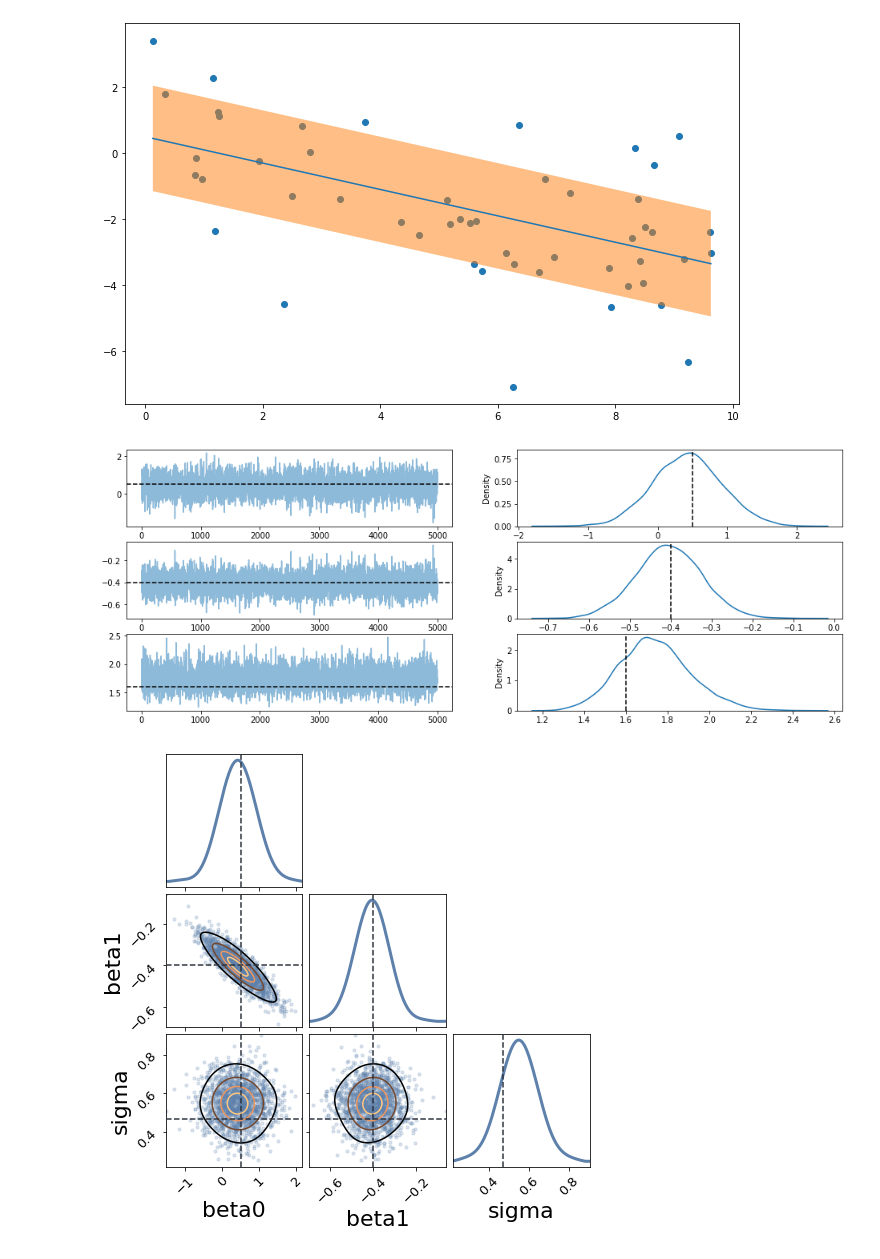
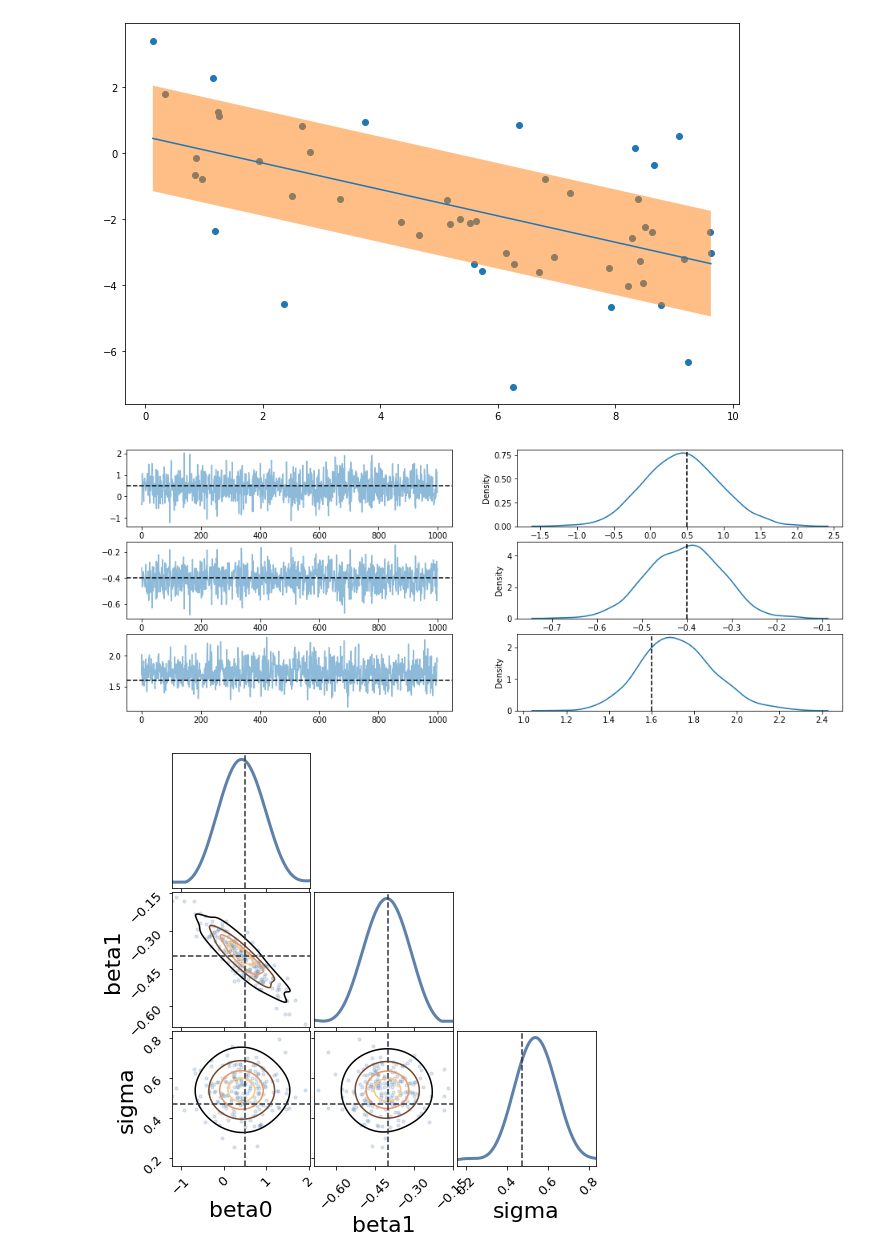
Before and after one commit to al-jshen/gaul, a Jupyter notebook: docs/source/examples/linreg.ipynb, the cells around one changed output. Saved outputs shown, nothing was run; the diff lists cells and outputs as text; code cells hidden in the pictures.

```diff
--- a/docs/source/examples/linreg.ipynb
+++ b/docs/source/examples/linreg.ipynb
@@ -59,8 +60,8 @@ data = dict(
 samples = quap.sample(
     ln_posterior,
     params,
-    n_steps=10000,
-    n_samples=5000,
+    n_steps=1000,
+    n_samples=1000,
     data=data
 )
 # %%
@@ -68,18 +69,18 @@ samples = jax.tree_util.tree_map(lambda x: x.reshape(-1), samples)
 # %%
 fig, ax = plt.subplots(3, 2, figsize=(16, 6))
 
-data = [samples['beta0'], samples['beta1'], jnp.exp(samples['sigma'])]
+plot_data = [samples['beta0'], samples['beta1'], jnp.exp(samples['sigma'])]
 truths = [beta0, beta1, sigma]
 
 for i in range(3):
-    ax[i,0].plot(data[i], alpha=0.5)
+    ax[i,0].plot(plot_data[i], alpha=0.5)
     ax[i,0].axhline(truths[i], c='k', ls='--')
-    sns.kdeplot(data[i], ax=ax[i,1])
+    sns.kdeplot(plot_data[i], ax=ax[i,1])
     ax[i,1].axvline(truths[i], c='k', ls='--')
 # %% [output]
-[figure, old version]
+[figure, new version]
 # %%
-pears.pears(samples, truths=[beta0, beta1, jnp.log(sigma)], scatter_thin=3);
+pears.pears(samples, truths=[beta0, beta1, jnp.log(sigma)], scatter_thin=5, hspace=0.03, wspace=0.03);
 # %% [output]
-[figure, old version]
+[figure, new version]
 # %%
```
Also changed, not shown: parts of 2 cells of this notebook, 2 other files.
